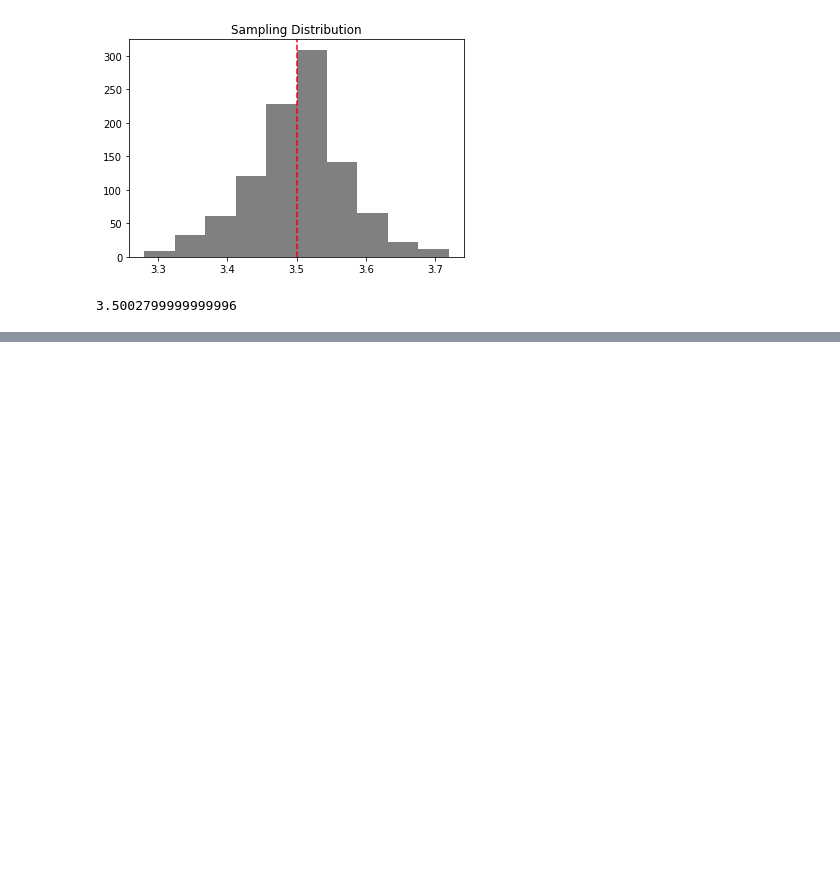
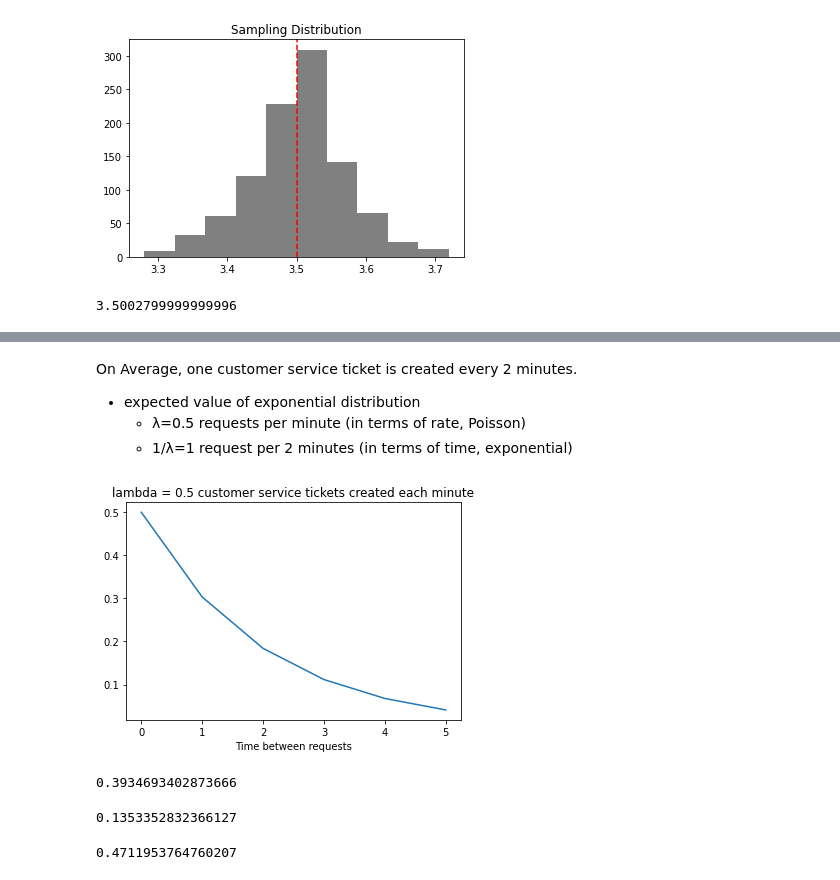
Before and after one commit to AilingLiu/Statistics, a Jupyter notebook: distributions.ipynb, the cells around one changed output, grey strips where cells are left out. Drawn from its saved outputs; the diff is of its cells as text; code cells hidden in the pictures; blank space fills up the shorter version.

```diff
--- a/distributions.ipynb
+++ b/distributions.ipynb
@@ -185,0 +284,38 @@ np.mean(sampling_means)
+# %% [markdown]
+On Average, one customer service ticket is created every 2 minutes.
+- expected value of exponential distribution
+  - λ=0.5 requests per minute (in terms of rate, Poisson)
+  - 1/λ=1 request per 2 minutes (in terms of time, exponential)
+# %%
+from scipy.stats import expon
+
+fig, ax = plt.subplots(1,1)
+
+dist = expon(scale=2)
+x=np.arange(0, 6)
+
+ax.plot(x, dist.pdf(x))
+ax.set_title('lambda = 0.5 customer service tickets created each minute')
+ax.set_xlabel('Time between requests')
+plt.show()
+# %% [output]
+[figure, added]
+# %%
+# How long until a new request is created?
+# P(wait < 1 min)
+
+expon(scale=2).cdf(1)
+# %% [output]
+0.3934693402873666
+# %%
+# P(wait > 4 min)
+
+1- expon(scale=2).cdf(4)
+# %% [output]
+0.1353352832366127
+# %%
+# P(1 min < wait < 4 min)
+
+expon(scale=2).cdf(4) - expon(scale=2).cdf(1)
+# %% [output]
+0.4711953764760207
```
Also changed, not shown: parts of 15 cells of this notebook.
